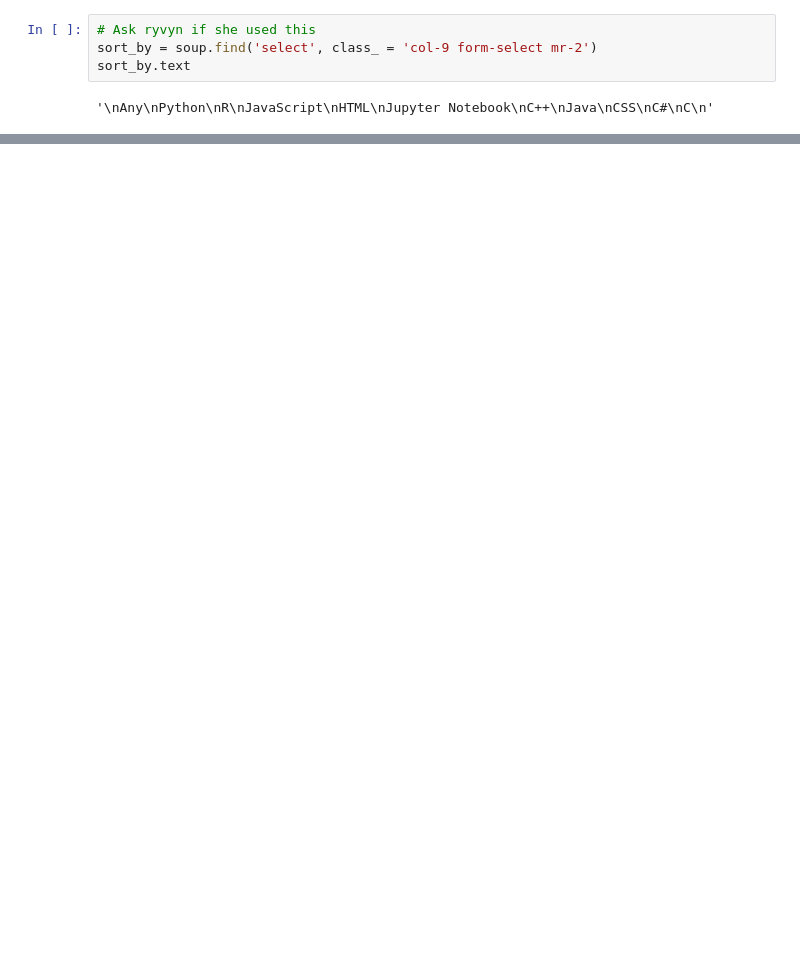
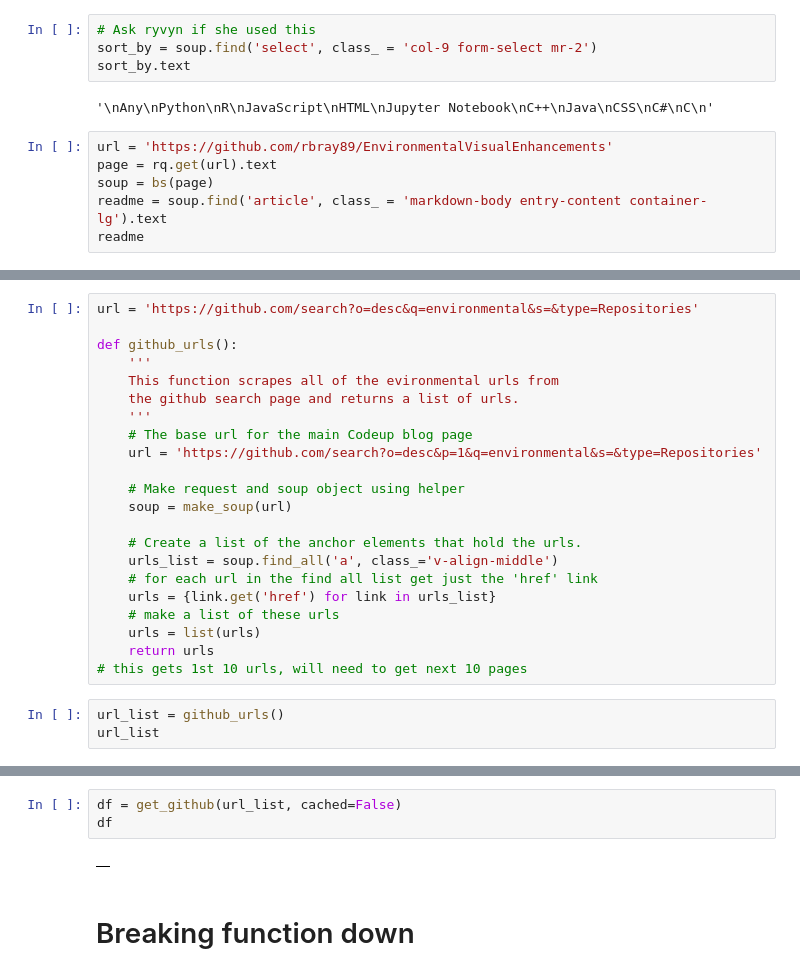
Before and after one commit to Data-Investigators/nlp_environmental_project, a Jupyter notebook: George.ipynb, the cells around one changed output, grey strips where cells are left out. Drawn from its saved outputs; the diff is of its cells as text; blank space fills up the shorter version.

```diff
--- a/George.ipynb
+++ b/George.ipynb
@@ -103,3 +103,9 @@ sort_by = soup.find('select', class_ = 'col-9 form-select mr-2')
 sort_by.text
 # %% [output]
 '\nAny\nPython\nR\nJavaScript\nHTML\nJupyter Notebook\nC++\nJava\nCSS\nC#\nC\n'
+# %%
+url = 'https://github.com/rbray89/EnvironmentalVisualEnhancements'
+page = rq.get(url).text
+soup = bs(page)
+readme = soup.find('article', class_ = 'markdown-body entry-content container-lg').text
+readme
@@ -105,0 +168,25 @@ sort_by.text
+# %%
+url = 'https://github.com/search?o=desc&q=environmental&s=&type=Repositories'
+
+def github_urls():
+    '''
+    This function scrapes all of the evironmental urls from
+    the github search page and returns a list of urls.
+    '''
+    # The base url for the main Codeup blog page
+    url = 'https://github.com/search?o=desc&p=1&q=environmental&s=&type=Repositories'
+
+    # Make request and soup object using helper
+    soup = make_soup(url)
+
+    # Create a list of the anchor elements that hold the urls.
+    urls_list = soup.find_all('a', class_='v-align-middle')
+    # for each url in the find all list get just the 'href' link
+    urls = {link.get('href') for link in urls_list}
+    # make a list of these urls
+    urls = list(urls)
+    return urls
+# this gets 1st 10 urls, will need to get next 10 pages
+# %%
+url_list = github_urls()
+url_list
@@ -105,0 +261,7 @@ sort_by.text
+# %%
+df = get_github(url_list, cached=False)
+df
+# %% [output]
+|  |
+# %% [markdown]
+# Breaking function down
```
Also changed, not shown: parts of 23 cells of this notebook.
